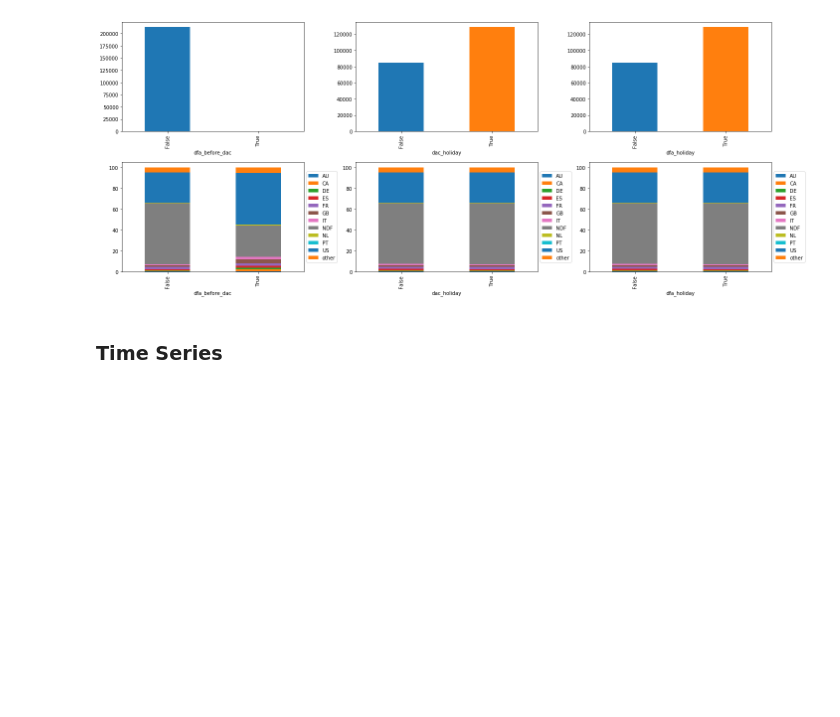
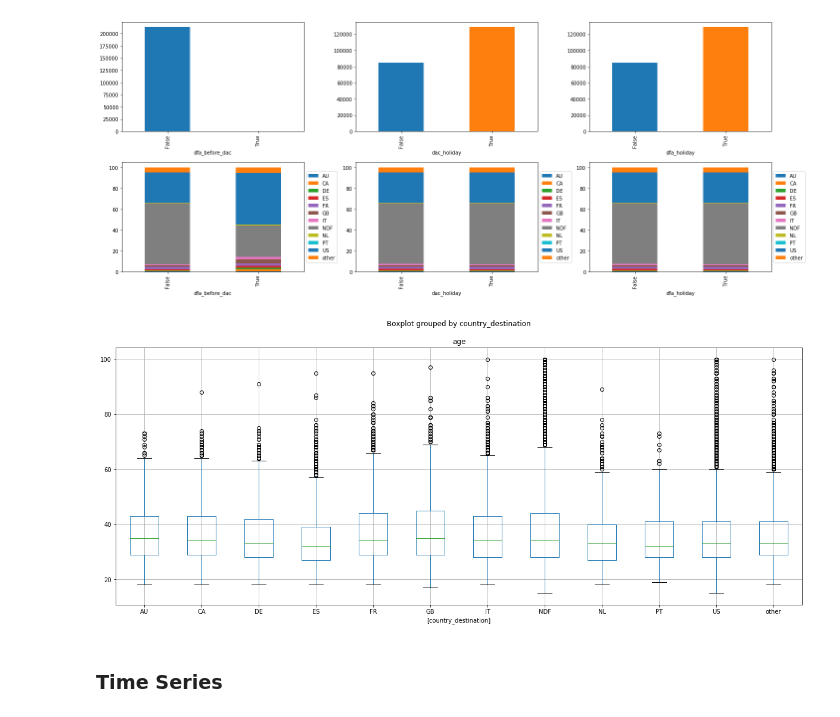
Before and after one commit to Efxod/dsb, a Jupyter notebook: Exercises/airbnb_case_study.ipynb, the cells around one changed output. Cells and saved outputs as stored; diff of their text form; code cells hidden in the pictures; blank space fills up the shorter version.

Commit message:
Add boxplot to notebook

```diff
--- a/Exercises/airbnb_case_study.ipynb
+++ b/Exercises/airbnb_case_study.ipynb
@@ -476,6 +476,15 @@ plt.tight_layout()
 plt.show()
 # %% [output]
 [figure]
+# %%
+fig = plt.figure(figsize=(20, 8))
+
+ax = fig.add_subplot(111)
+data_preprocessed[['age', 'country_destination']].boxplot(by='country_destination', ax=ax)
+
+plt.show()
+# %% [output]
+[figure, added]
 # %% [markdown]
 ### Time Series
 # %%
```
Also changed, not shown: parts of 2 cells of this notebook.
